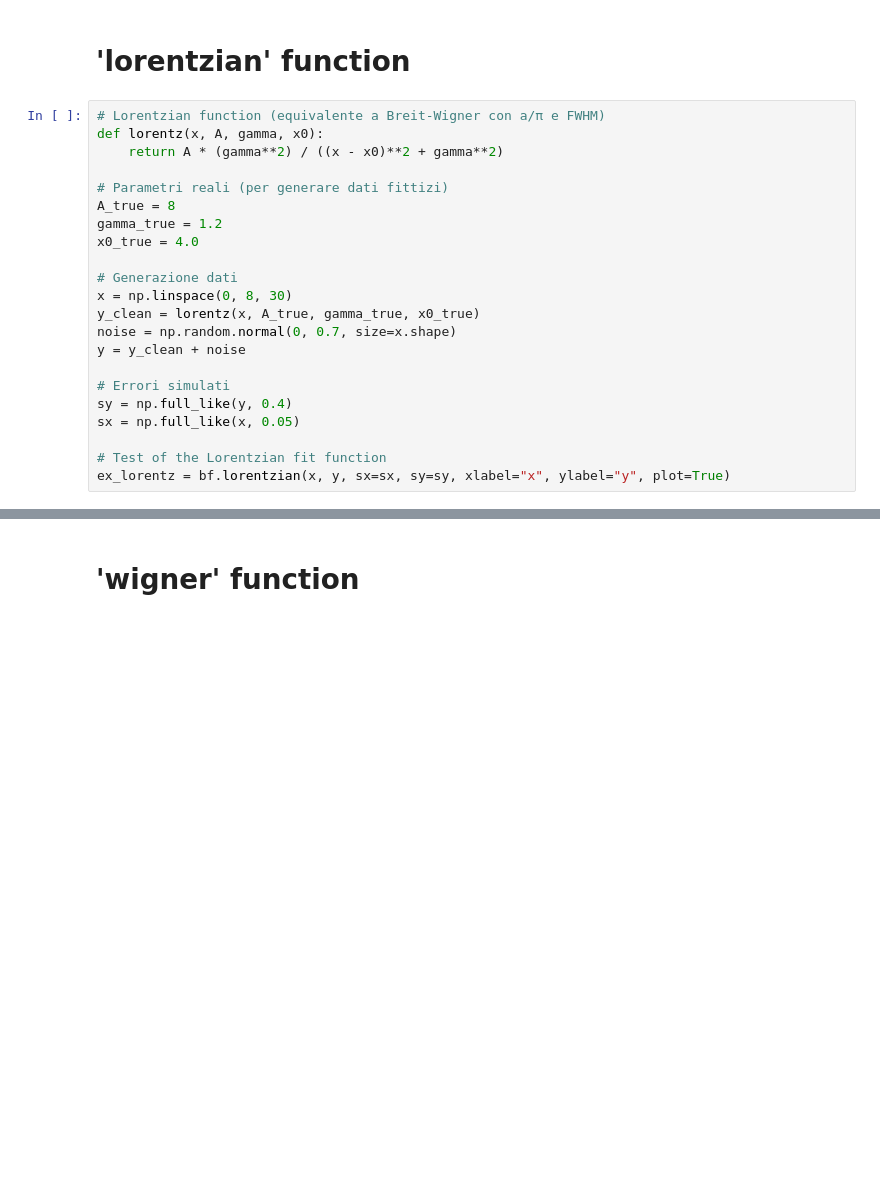
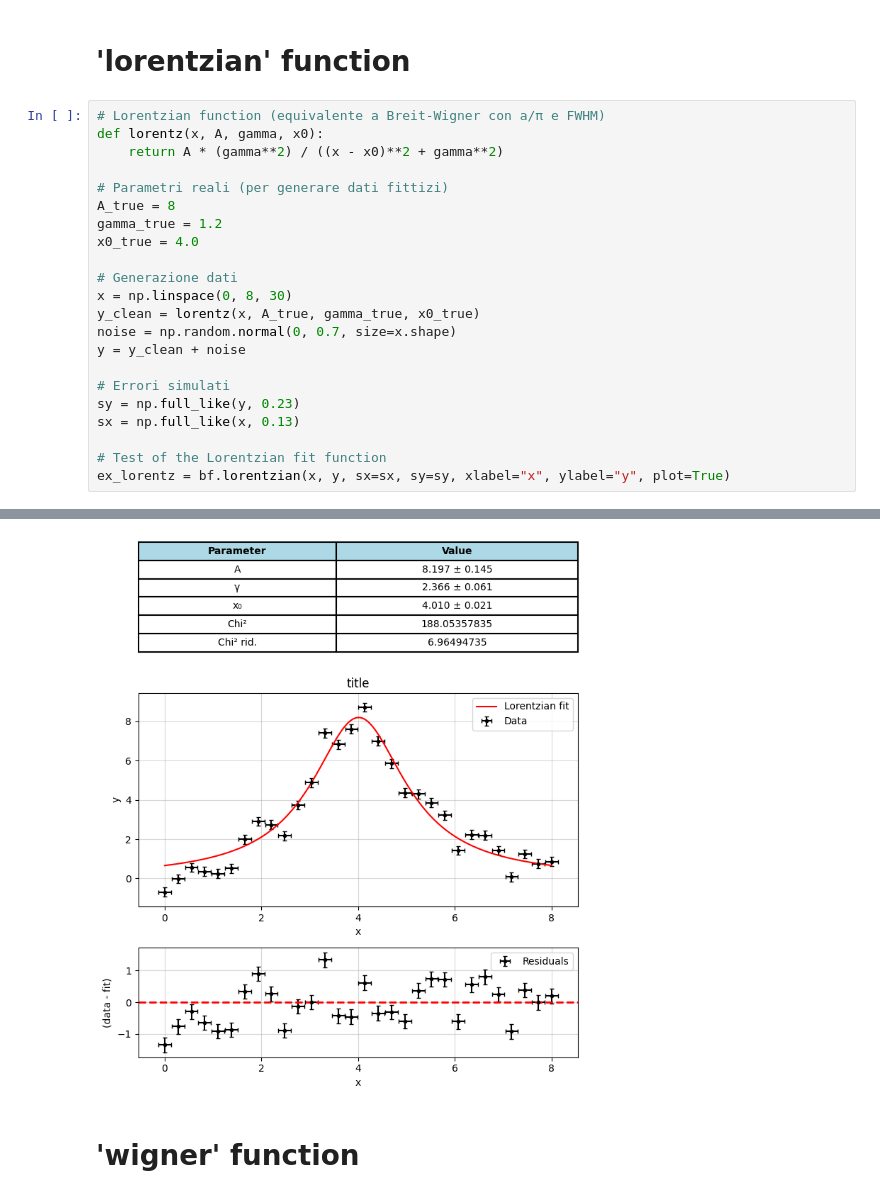
Before and after one commit to b3n3d3tt4/basics, a Jupyter notebook: bfexamples.ipynb, the cells around one changed output, grey strips where cells are left out. Drawn from its saved outputs; the diff is of its cells as text; blank space fills up the shorter version.

```diff
--- a/bfexamples.ipynb
+++ b/bfexamples.ipynb
@@ -132,8 +133,9 @@ noise = np.random.normal(0, 0.7, size=x.shape)
 y = y_clean + noise
 
 # Errori simulati
-sy = np.full_like(y, 0.4)
-sx = np.full_like(x, 0.05)
+sy = np.full_like(y, 0.23)
+sx = np.full_like(x, 0.13)
 
 # Test of the Lorentzian fit function
 ex_lorentz = bf.lorentzian(x, y, sx=sx, sy=sy, xlabel="x", ylabel="y", plot=True)
+# %% [output]
@@ -140,3 +156,4 @@ ex_lorentz = bf.lorentzian(x, y, sx=sx, sy=sy, xlabel="x", ylabel="y", plot=True
+[figure, added]
 # %% [markdown]
 # 'wigner' function
 # %%
```
Also changed, not shown: parts of 10 cells of this notebook, 1 other file.
